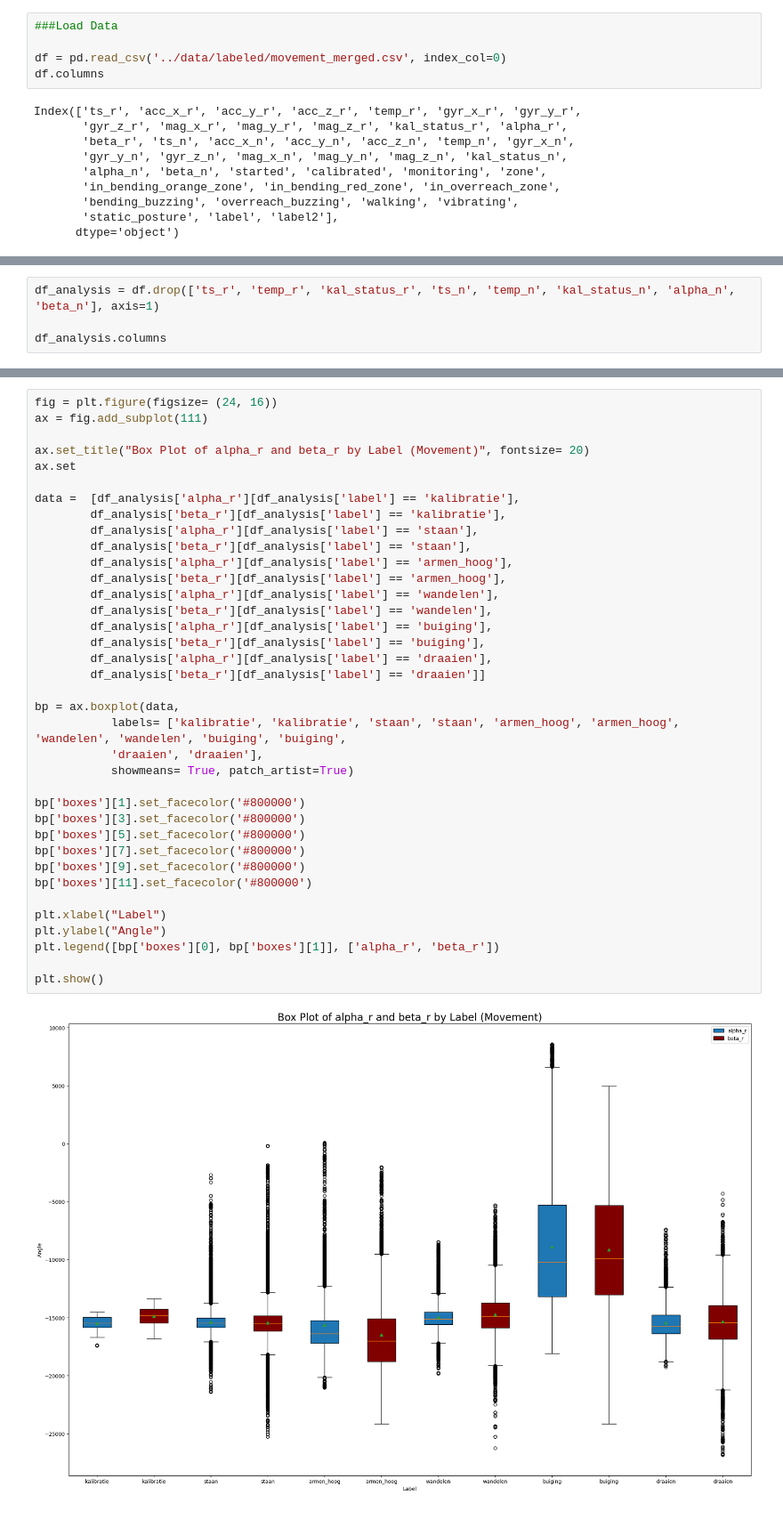
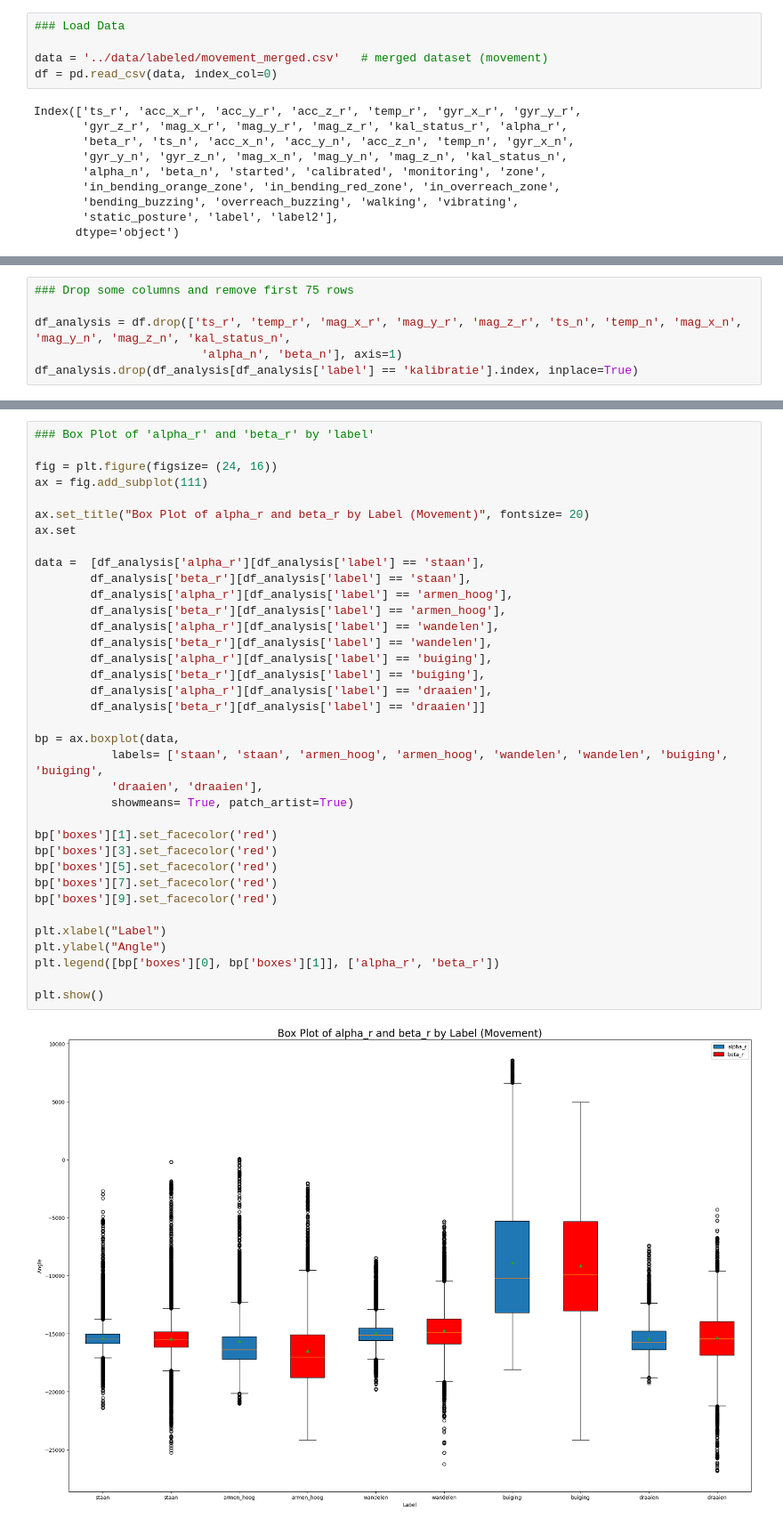
Before and after one commit to Arai-4-Data-Analysis-Team/Wearables-Data-Analysis, a Jupyter notebook: code/labeled-movement.ipynb, the cells around one changed output, grey strips where cells are left out. Shown at 89% size. Drawn from its saved outputs; the diff is of its cells as text.

```diff
--- a/code/labeled-movement.ipynb
+++ b/code/labeled-movement.ipynb
@@ -7,10 +7,10 @@ import matplotlib.pyplot as plt
 import scipy.stats as stats
 import researchpy as rp
 # %%
-###Load Data
+### Load Data
 
-df = pd.read_csv('../data/labeled/movement_merged.csv', index_col=0)
-df.columns
+data = '../data/labeled/movement_merged.csv'   # merged dataset (movement)
+df = pd.read_csv(data, index_col=0)
 # %% [output]
 Index(['ts_r', 'acc_x_r', 'acc_y_r', 'acc_z_r', 'temp_r', 'gyr_x_r', 'gyr_y_r',
        'gyr_z_r', 'mag_x_r', 'mag_y_r', 'mag_z_r', 'kal_status_r', 'alpha_r',
@@ -49,6 +53,8 @@ df['ab_r_diff'] = diff_list
 # %%
-df_analysis = df.drop(['ts_r', 'temp_r', 'kal_status_r', 'ts_n', 'temp_n', 'kal_status_n', 'alpha_n', 'beta_n'], axis=1)
+### Drop some columns and remove first 75 rows
 
-df_analysis.columns
+df_analysis = df.drop(['ts_r', 'temp_r', 'mag_x_r', 'mag_y_r', 'mag_z_r', 'ts_n', 'temp_n', 'mag_x_n', 'mag_y_n', 'mag_z_n', 'kal_status_n',
+                        'alpha_n', 'beta_n'], axis=1)
+df_analysis.drop(df_analysis[df_analysis['label'] == 'kalibratie'].index, inplace=True)
 # %% [output]
 Index(['acc_x_r', 'acc_y_r', 'acc_z_r', 'gyr_x_r', 'gyr_y_r', 'gyr_z_r',
@@ -67,40 +68,39 @@ array(['kalibratie', 'staan', 'wandelen', 'buiging', 'armen_hoog',
 # %%
+### Box Plot of 'alpha_r' and 'beta_r' by 'label'
+
 fig = plt.figure(figsize= (24, 16))
 ax = fig.add_subplot(111)
 
 ax.set_title("Box Plot of alpha_r and beta_r by Label (Movement)", fontsize= 20)
 ax.set
 
-data =  [df_analysis['alpha_r'][df_analysis['label'] == 'kalibratie'],
-        df_analysis['beta_r'][df_analysis['label'] == 'kalibratie'],
-        df_analysis['alpha_r'][df_analysis['label'] == 'staan'],
+data =  [df_analysis['alpha_r'][df_analysis['label'] == 'staan'],
         df_analysis['beta_r'][df_analysis['label'] == 'staan'],
         df_analysis['alpha_r'][df_analysis['label'] == 'armen_hoog'],
         df_analysis['beta_r'][df_analysis['label'] == 'armen_hoog'],
         df_analysis['alpha_r'][df_analysis['label'] == 'wandelen'],
         df_analysis['beta_r'][df_analysis['label'] == 'wandelen'],
         df_analysis['alpha_r'][df_analysis['label'] == 'buiging'],
         df_analysis['beta_r'][df_analysis['label'] == 'buiging'],
         df_analysis['alpha_r'][df_analysis['label'] == 'draaien'],
         df_analysis['beta_r'][df_analysis['label'] == 'draaien']]
 
 bp = ax.boxplot(data,
-           labels= ['kalibratie', 'kalibratie', 'staan', 'staan', 'armen_hoog', 'armen_hoog', 'wandelen', 'wandelen', 'buiging', 'buiging',
+           labels= ['staan', 'staan', 'armen_hoog', 'armen_hoog', 'wandelen', 'wandelen', 'buiging', 'buiging',
            'draaien', 'draaien'],
            showmeans= True, patch_artist=True)
 
-bp['boxes'][1].set_facecolor('#800000')
-bp['boxes'][3].set_facecolor('#800000')
-bp['boxes'][5].set_facecolor('#800000')
-bp['boxes'][7].set_facecolor('#800000')
-bp['boxes'][9].set_facecolor('#800000')
-bp['boxes'][11].set_facecolor('#800000')
+bp['boxes'][1].set_facecolor('red')
+bp['boxes'][3].set_facecolor('red')
+bp['boxes'][5].set_facecolor('red')
+bp['boxes'][7].set_facecolor('red')
+bp['boxes'][9].set_facecolor('red')
 
 plt.xlabel("Label")
 plt.ylabel("Angle")
 plt.legend([bp['boxes'][0], bp['boxes'][1]], ['alpha_r', 'beta_r'])
 
 plt.show()
 # %% [output]
-[figure, old version]
+[figure, new version]
 # %%
```
Also changed, not shown: parts of 12 cells of this notebook, 3 other files.
